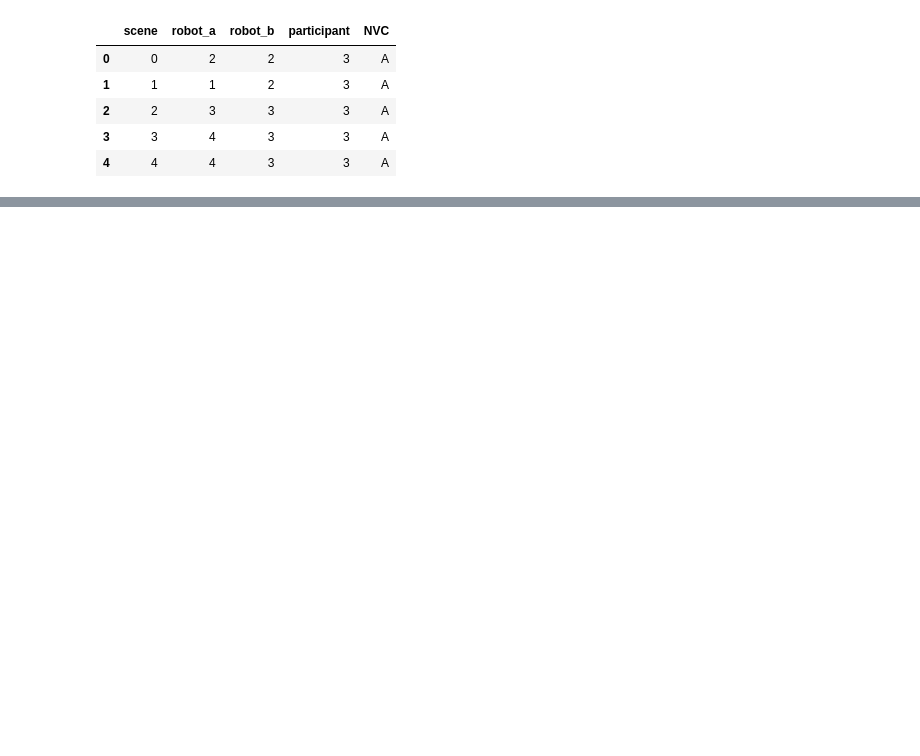
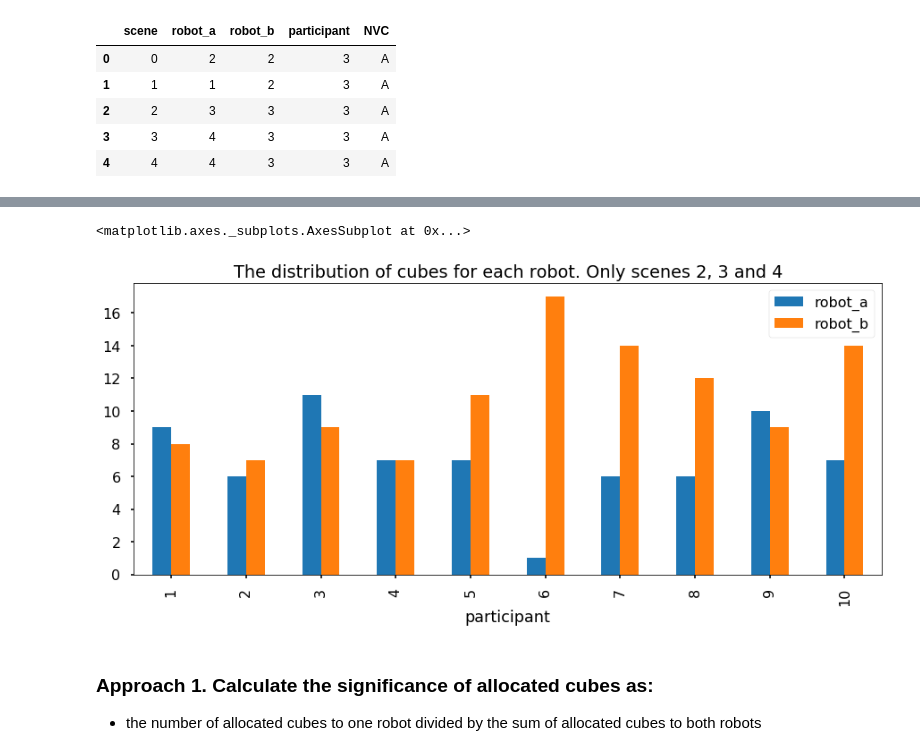
Before and after one commit to nilesh0109/PHRI_1920, a Jupyter notebook: evaluation/count_cubes_evaluation.ipynb, the cells around one changed output, grey strips where cells are left out. Drawn from its saved outputs; the diff is of its cells as text; code cells hidden in the pictures; blank space fills up the shorter version.

```diff
--- a/evaluation/count_cubes_evaluation.ipynb
+++ b/evaluation/count_cubes_evaluation.ipynb
@@ -66,0 +86,9 @@ plt.legend()
+# %%
+cubes_per_participant_plot_data = cubes_per_participant.drop(columns=['total_cubes'])
+cubes_per_participant_plot_data.plot(kind = 'bar', figsize=(15,6), title="The distribution of cubes for each robot. Only scenes 2, 3 and 4")
+# %% [output]
+<matplotlib.axes._subplots.AxesSubplot at 0x...>
+[figure, added]
+# %% [markdown]
+### Approach 1. Calculate the significance of allocated cubes as:
+- the number of allocated cubes to one robot divided by the sum of allocated cubes to both robots
```
Also changed, not shown: parts of 21 cells of this notebook.
